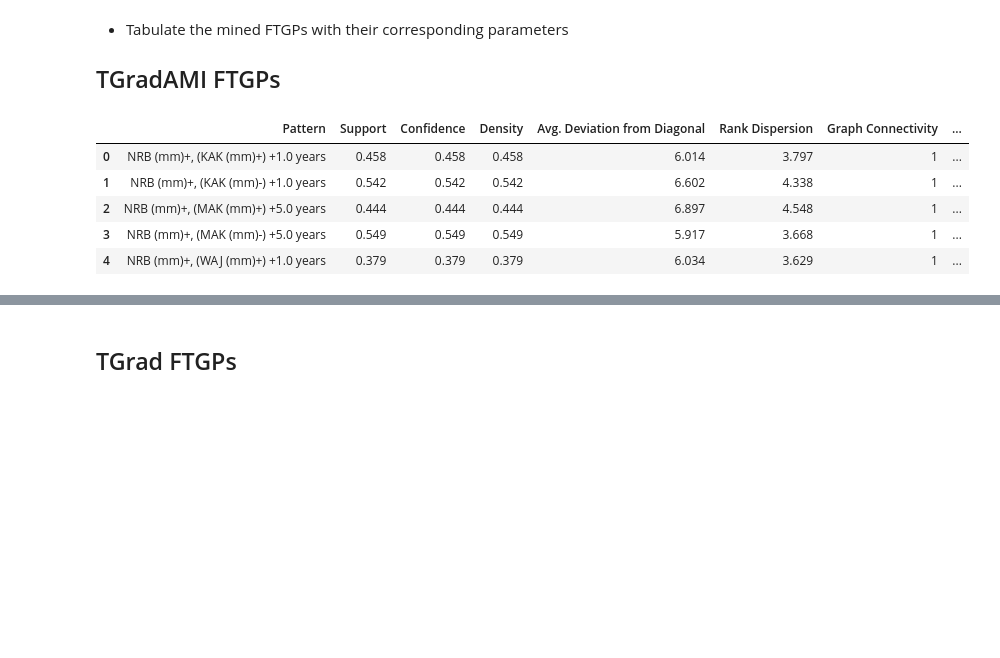
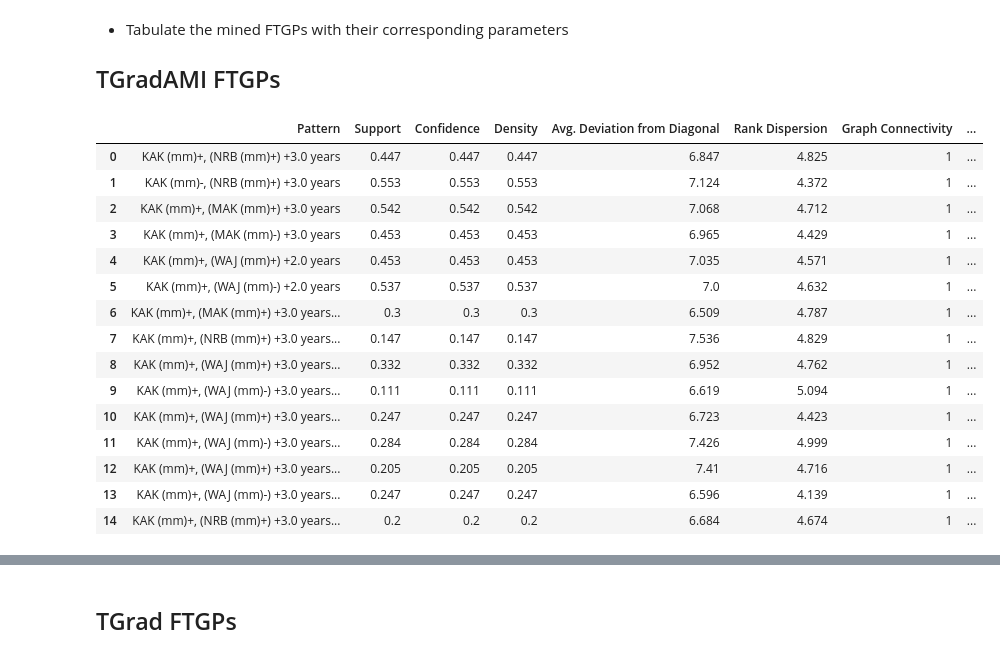
Before and after one commit to owuordickson/t-graank, a Jupyter notebook: analysis/tgraank_performance.ipynb, the cells around one changed output, grey strips where cells are left out. Saved outputs shown, nothing was run; the diff lists cells and outputs as text; code cells hidden in the pictures; blank space fills up the shorter version.

```diff
--- a/analysis/tgraank_performance.ipynb
+++ b/analysis/tgraank_performance.ipynb
@@ -59,14 +57,14 @@ print(evi_data.head())
 # %% [markdown]
 Initialize TGrad and TGradAMI algorithms by creating objects for different target columns.
 # %%
-rain_tgrads_ami = []
-evi_tgrads_ami = []
-rain_tgrads_rnd = []
-evi_tgrads_rnd = []
-rain_tgrads = []
-evi_tgrads = []
+rain_tgrads_ami = {}
+evi_tgrads_ami = {}
+rain_tgrads_rnd = {}
+evi_tgrads_rnd = {}
+rain_tgrads = {}
+evi_tgrads = {}
 
-for i, t_col in enumerate(tgt_cols):
+for t_col in tgt_cols:
     t_grad_rain_ami = TGradAMI(f_path_rain, min_sup, eq, min_rep=min_rep)
     t_grad_evi_ami = TGradAMI(f_path_evi, min_sup, eq, min_rep=min_rep)
 
@@ -85,7 +83,7 @@ for i, t_col in enumerate(tgt_cols):
     t_grad_evi.discover_tgp(target_col=t_col, compute_descriptors=compute_descriptors,)
 
     transform_steps = {}
-    random.seed(int(i)*42)
+    random.seed(int(t_col)*42)
     for j in t_grad_rain_rnd.attr_cols:
         # random.seed(int(j)*24)
         transform_steps.update({int(j): random.randint(1, t_grad_rain_rnd.max_step)})
@@ -93,12 +91,12 @@ for i, t_col in enumerate(tgt_cols):
     eval_dict_rain = t_grad_rain_rnd.discover_tgp_ami(target_col=t_col, compute_descriptors=compute_descriptors, error_margin=mi_err_margin, transformation_steps=transform_steps, eval_mode=eval_mode)
     eval_dict_evi = t_grad_evi_rnd.discover_tgp_ami(target_col=t_col, compute_descriptors=compute_descriptors, error_margin=mi_err_margin, transformation_steps=transform_steps, eval_mode=eval_mode)
 
-    rain_tgrads_ami.append(t_grad_rain_ami)
-    evi_tgrads_ami.append(t_grad_evi_ami)
-    rain_tgrads_rnd.append(t_grad_rain_rnd)
-    evi_tgrads_rnd.append(t_grad_evi_rnd)
-    rain_tgrads.append(t_grad_rain)
-    evi_tgrads.append(t_grad_evi)
+    rain_tgrads_ami[t_col] = t_grad_rain_ami
+    evi_tgrads_ami[t_col]= t_grad_evi_ami
+    rain_tgrads_rnd[t_col] = t_grad_rain_rnd
+    evi_tgrads_rnd[t_col] = t_grad_evi_rnd
+    rain_tgrads[t_col] = t_grad_rain
+    evi_tgrads[t_col] = t_grad_evi
 # %% [markdown]
 Run the algorithm for mining FTGPs (Fuzzy Temporal Gradual Patterns) in evaluation mode. The algorithm returns a number of results in a dict format.
 # %% [markdown]
@@ -106,14 +104,23 @@ Run the algorithm for mining FTGPs (Fuzzy Temporal Gradual Patterns) in evaluati
 
 ## TGradAMI FTGPs
 # %%
-patterns = [t_grad_rain.display_patterns_as_df for t_grad_rain in rain_tgrads_ami]  # Collect all patterns into a list
-res_rain_df = pd.concat(patterns, ignore_index=True)  # Combine them in one go
-res_rain_df.head()
+res_rain_df = pd.concat([rain_tgrads_ami[1].display_patterns_as_df], ignore_index=True)  # Combine them in one go
+res_rain_df
 # %% [output]
 |  | Pattern | Support | Confidence | Density | Avg. Deviation from Diagonal | Rank Dispersion | Graph Connectivity | ... |
-| 0 | NRB (mm)+, (KAK (mm)+) +1.0 years | 0.458 | 0.458 | 0.458 | 6.014 | 3.797 | 1 | ... |
-| 1 | NRB (mm)+, (KAK (mm)-) +1.0 years | 0.542 | 0.542 | 0.542 | 6.602 | 4.338 | 1 | ... |
-| 2 | NRB (mm)+, (MAK (mm)+) +5.0 years | 0.444 | 0.444 | 0.444 | 6.897 | 4.548 | 1 | ... |
-| 3 | NRB (mm)+, (MAK (mm)-) +5.0 years | 0.549 | 0.549 | 0.549 | 5.917 | 3.668 | 1 | ... |
-| 4 | NRB (mm)+, (WAJ (mm)+) +1.0 years | 0.379 | 0.379 | 0.379 | 6.034 | 3.629 | 1 | ... |
+| 0 | KAK (mm)+, (NRB (mm)+) +3.0 years | 0.447 | 0.447 | 0.447 | 6.847 | 4.825 | 1 | ... |
+| 1 | KAK (mm)-, (NRB (mm)+) +3.0 years | 0.553 | 0.553 | 0.553 | 7.124 | 4.372 | 1 | ... |
+| 2 | KAK (mm)+, (MAK (mm)+) +3.0 years | 0.542 | 0.542 | 0.542 | 7.068 | 4.712 | 1 | ... |
+| 3 | KAK (mm)+, (MAK (mm)-) +3.0 years | 0.453 | 0.453 | 0.453 | 6.965 | 4.429 | 1 | ... |
+| 4 | KAK (mm)+, (WAJ (mm)+) +2.0 years | 0.453 | 0.453 | 0.453 | 7.035 | 4.571 | 1 | ... |
+| 5 | KAK (mm)+, (WAJ (mm)-) +2.0 years | 0.537 | 0.537 | 0.537 | 7.0 | 4.632 | 1 | ... |
+| 6 | KAK (mm)+, (MAK (mm)+) +3.0 years... | 0.3 | 0.3 | 0.3 | 6.509 | 4.787 | 1 | ... |
+| 7 | KAK (mm)+, (NRB (mm)+) +3.0 years... | 0.147 | 0.147 | 0.147 | 7.536 | 4.829 | 1 | ... |
+| 8 | KAK (mm)+, (WAJ (mm)+) +3.0 years... | 0.332 | 0.332 | 0.332 | 6.952 | 4.762 | 1 | ... |
+| 9 | KAK (mm)+, (WAJ (mm)-) +3.0 years... | 0.111 | 0.111 | 0.111 | 6.619 | 5.094 | 1 | ... |
+| 10 | KAK (mm)+, (WAJ (mm)+) +3.0 years... | 0.247 | 0.247 | 0.247 | 6.723 | 4.423 | 1 | ... |
+| 11 | KAK (mm)+, (WAJ (mm)-) +3.0 years... | 0.284 | 0.284 | 0.284 | 7.426 | 4.999 | 1 | ... |
+| 12 | KAK (mm)+, (WAJ (mm)+) +3.0 years... | 0.205 | 0.205 | 0.205 | 7.41 | 4.716 | 1 | ... |
+| 13 | KAK (mm)+, (WAJ (mm)-) +3.0 years... | 0.247 | 0.247 | 0.247 | 6.596 | 4.139 | 1 | ... |
+| 14 | KAK (mm)+, (NRB (mm)+) +3.0 years... | 0.2 | 0.2 | 0.2 | 6.684 | 4.674 | 1 | ... |
 # %%
```
Also changed, not shown: parts of 20 cells of this notebook, 1 other file.
